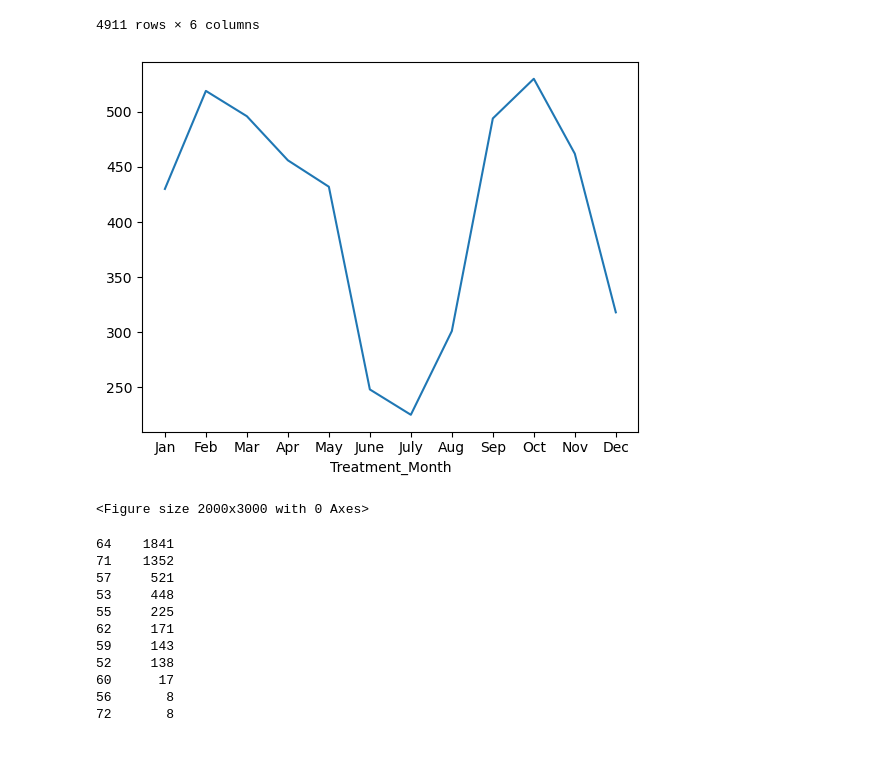
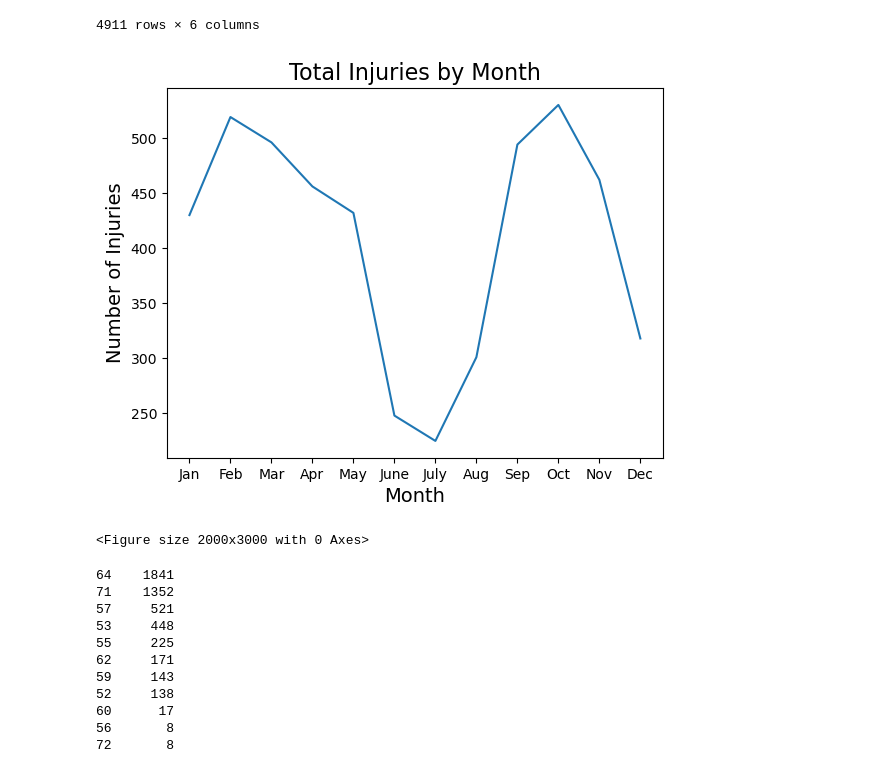
Before and after one commit to ccgurek/Data-400-Final-Project, a Jupyter notebook: Final Project Work.ipynb, the cells around one changed output. Saved outputs shown, nothing was run; the diff lists cells and outputs as text; code cells hidden in the pictures.

```diff
--- a/Final Project Work.ipynb
+++ b/Final Project Work.ipynb
@@ -56,17 +56,20 @@ injuries_total
 # %%
 # Convert Treatment_Date to datetime format, then extract year and month as features
 injuries_total['Treatment_Date'] = pd.to_datetime(injuries_total['Treatment_Date'], errors='coerce')
 injuries_total['Treatment_Year'] = injuries_total['Treatment_Date'].dt.year
 injuries_total['Treatment_Month'] = injuries_total['Treatment_Date'].dt.month
 by_month = injuries_total.groupby('Treatment_Month').size()
 by_month.plot()
+plt.title('Total Injuries by Month', fontsize=16)
+plt.xlabel('Month', fontsize=14)
+plt.ylabel('Number of Injuries', fontsize=14)
 tick_positions = [1,2,3,4,5,6,7,8,9,10,11,12]
 tick_labels = ['Jan', 'Feb', 'Mar', 'Apr', "May", 'June', "July", "Aug", "Sep", "Oct", "Nov", "Dec"]
 plt.xticks(tick_positions, tick_labels)
 plt.figure(figsize=(20,30))
 plt.show()
 # %% [output]
-[figure, old version]
+[figure, new version]
 <Figure size 2000x3000 with 0 Axes>
 # %%
 injuries_total.Diagnosis.value_counts()
```
Also changed, not shown: parts of 5 cells of this notebook.
